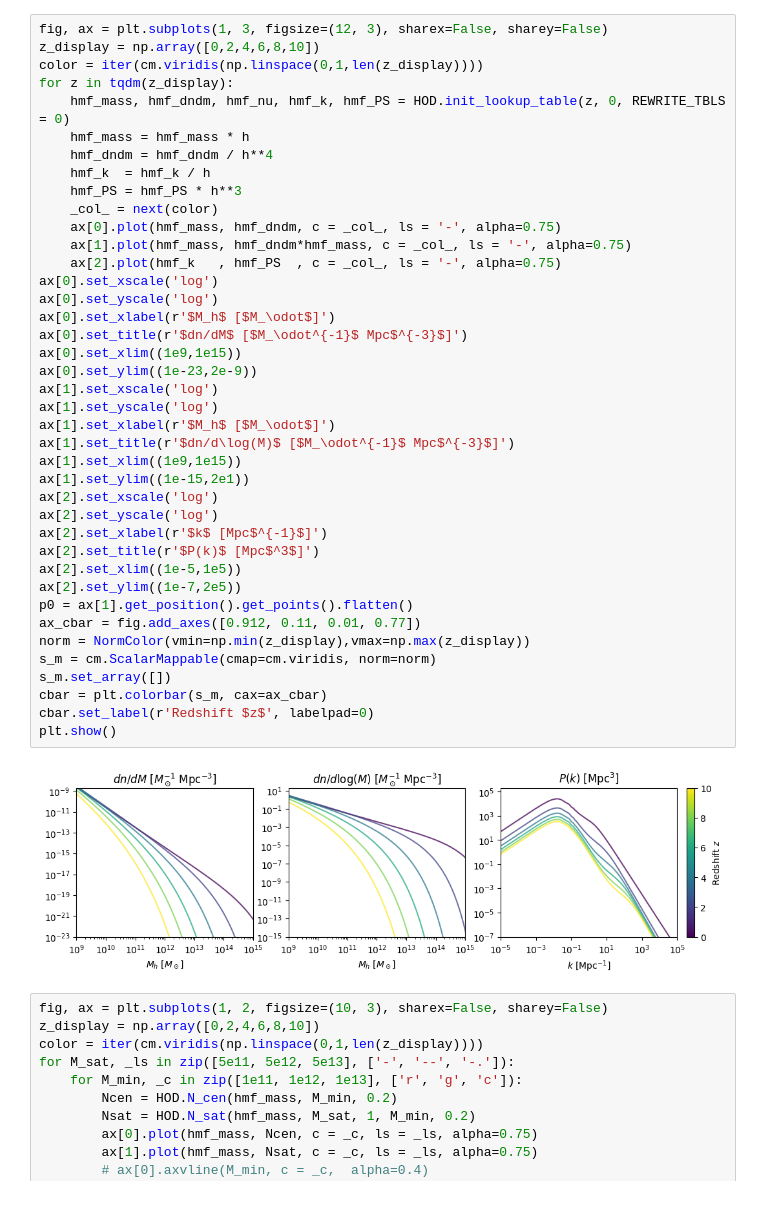
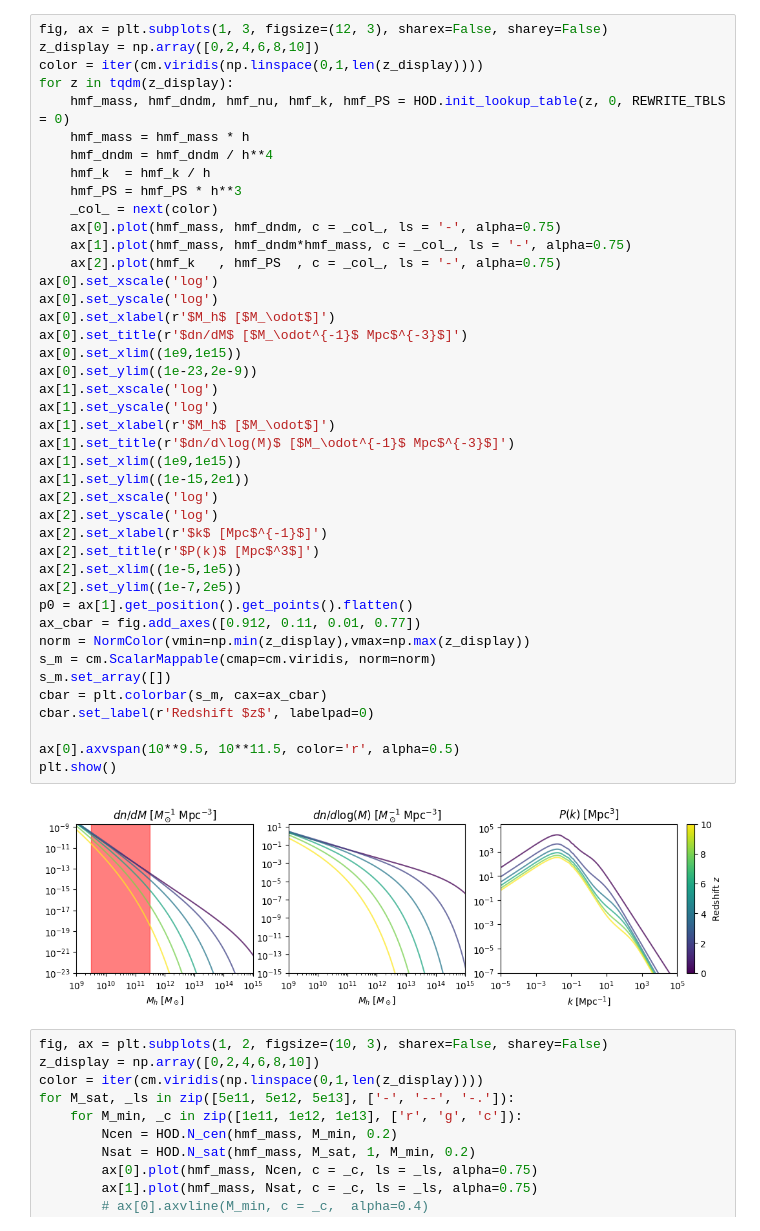
Before and after one commit to Ferr013/HOD, a Jupyter notebook: test_note.ipynb, the cells around one changed output. Saved outputs shown, nothing was run; the diff lists cells and outputs as text.

```diff
--- a/test_note.ipynb
+++ b/test_note.ipynb
@@ -51,34 +52,36 @@ for z in tqdm(z_display):
     ax[0].plot(hmf_mass, hmf_dndm, c = _col_, ls = '-', alpha=0.75)
     ax[1].plot(hmf_mass, hmf_dndm*hmf_mass, c = _col_, ls = '-', alpha=0.75)
     ax[2].plot(hmf_k   , hmf_PS  , c = _col_, ls = '-', alpha=0.75)
 ax[0].set_xscale('log')
 ax[0].set_yscale('log')
 ax[0].set_xlabel(r'$M_h$ [$M_\odot$]')
 ax[0].set_title(r'$dn/dM$ [$M_\odot^{-1}$ Mpc$^{-3}$]')
 ax[0].set_xlim((1e9,1e15))
 ax[0].set_ylim((1e-23,2e-9))
 ax[1].set_xscale('log')
 ax[1].set_yscale('log')
 ax[1].set_xlabel(r'$M_h$ [$M_\odot$]')
 ax[1].set_title(r'$dn/d\log(M)$ [$M_\odot^{-1}$ Mpc$^{-3}$]')
 ax[1].set_xlim((1e9,1e15))
 ax[1].set_ylim((1e-15,2e1))
 ax[2].set_xscale('log')
 ax[2].set_yscale('log')
 ax[2].set_xlabel(r'$k$ [Mpc$^{-1}$]')
 ax[2].set_title(r'$P(k)$ [Mpc$^3$]')
 ax[2].set_xlim((1e-5,1e5))
 ax[2].set_ylim((1e-7,2e5))
 p0 = ax[1].get_position().get_points().flatten()
 ax_cbar = fig.add_axes([0.912, 0.11, 0.01, 0.77])
 norm = NormColor(vmin=np.min(z_display),vmax=np.max(z_display))
 s_m = cm.ScalarMappable(cmap=cm.viridis, norm=norm)
 s_m.set_array([])
 cbar = plt.colorbar(s_m, cax=ax_cbar)
 cbar.set_label(r'Redshift $z$', labelpad=0)
+
+ax[0].axvspan(10**9.5, 10**11.5, color='r', alpha=0.5)
 plt.show()
 # %% [output]
-[figure, old version]
+[figure, new version]
 # %%
 fig, ax = plt.subplots(1, 2, figsize=(10, 3), sharex=False, sharey=False)
 z_display = np.array([0,2,4,6,8,10])
```
Also changed, not shown: parts of 15 cells of this notebook, 10 other files.
